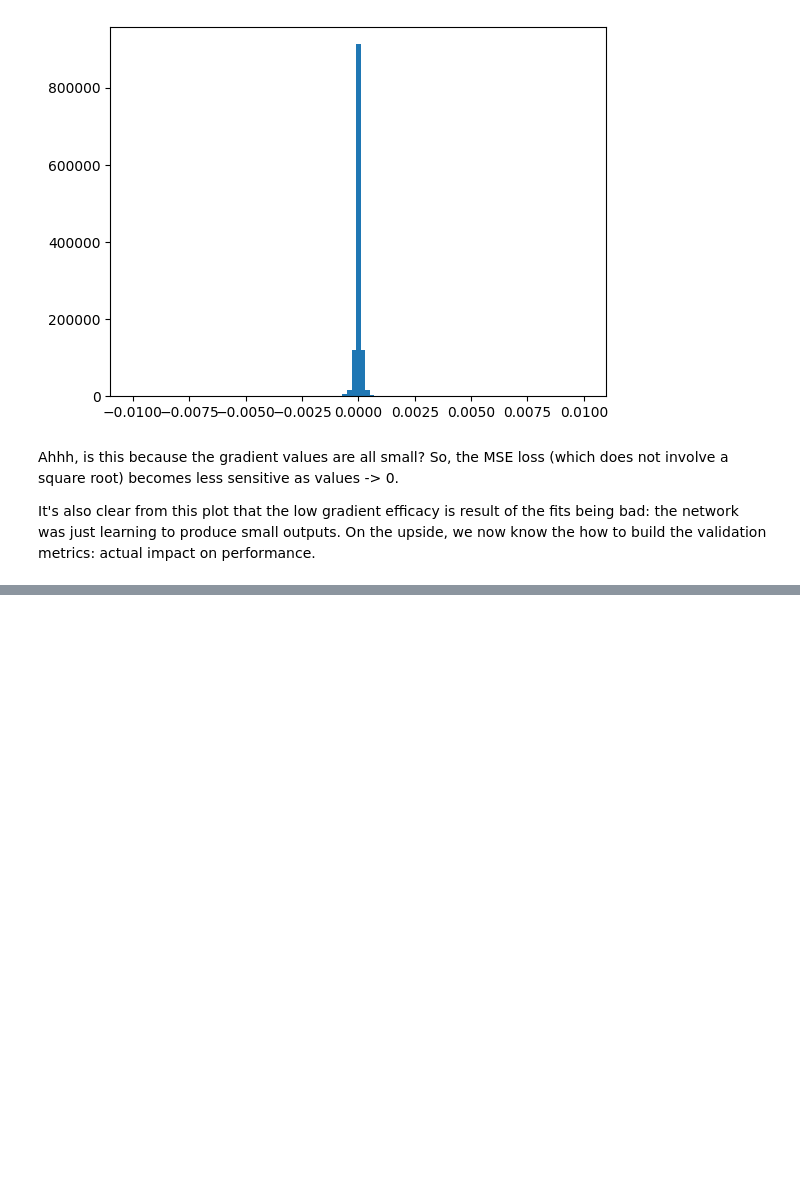
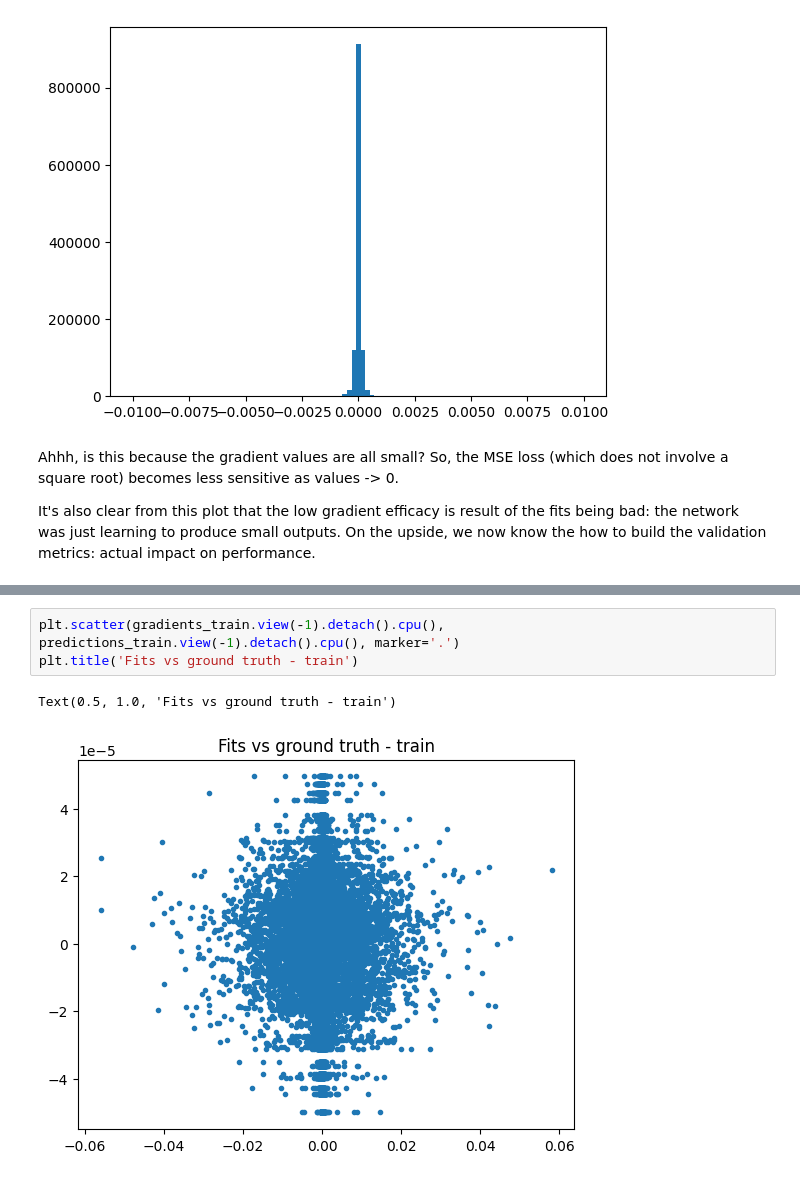
Before and after one commit to lrast/loss_function_learning, a Jupyter notebook: 1.0-gradient_learning.ipynb, the cells around one changed output, grey strips where cells are left out. Cells and saved outputs as stored; diff of their text form; blank space fills up the shorter version.

```diff
--- a/1.0-loss_function_learning.ipynb
+++ b/1.0-gradient_learning.ipynb
@@ -1130,0 +1187,6 @@ KeyboardInterrupt:
+# %%
+plt.scatter(gradients_train.view(-1).detach().cpu(), predictions_train.view(-1).detach().cpu(), marker='.')
+plt.title('Fits vs ground truth - train')
+# %% [output]
+Text(0.5, 1.0, 'Fits vs ground truth - train')
+[figure, added]
```
Also changed, not shown: parts of 43 cells of this notebook, 1 other file.
